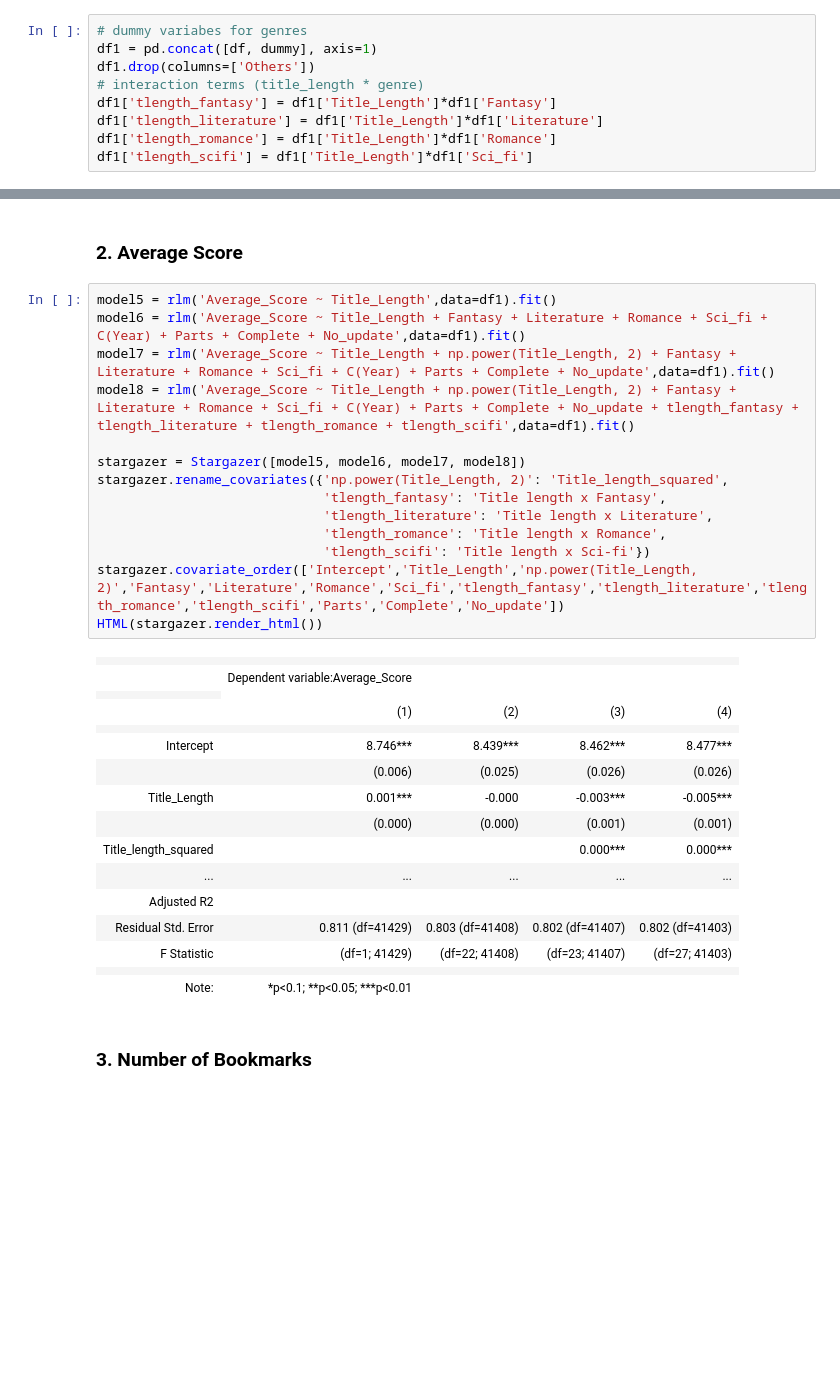
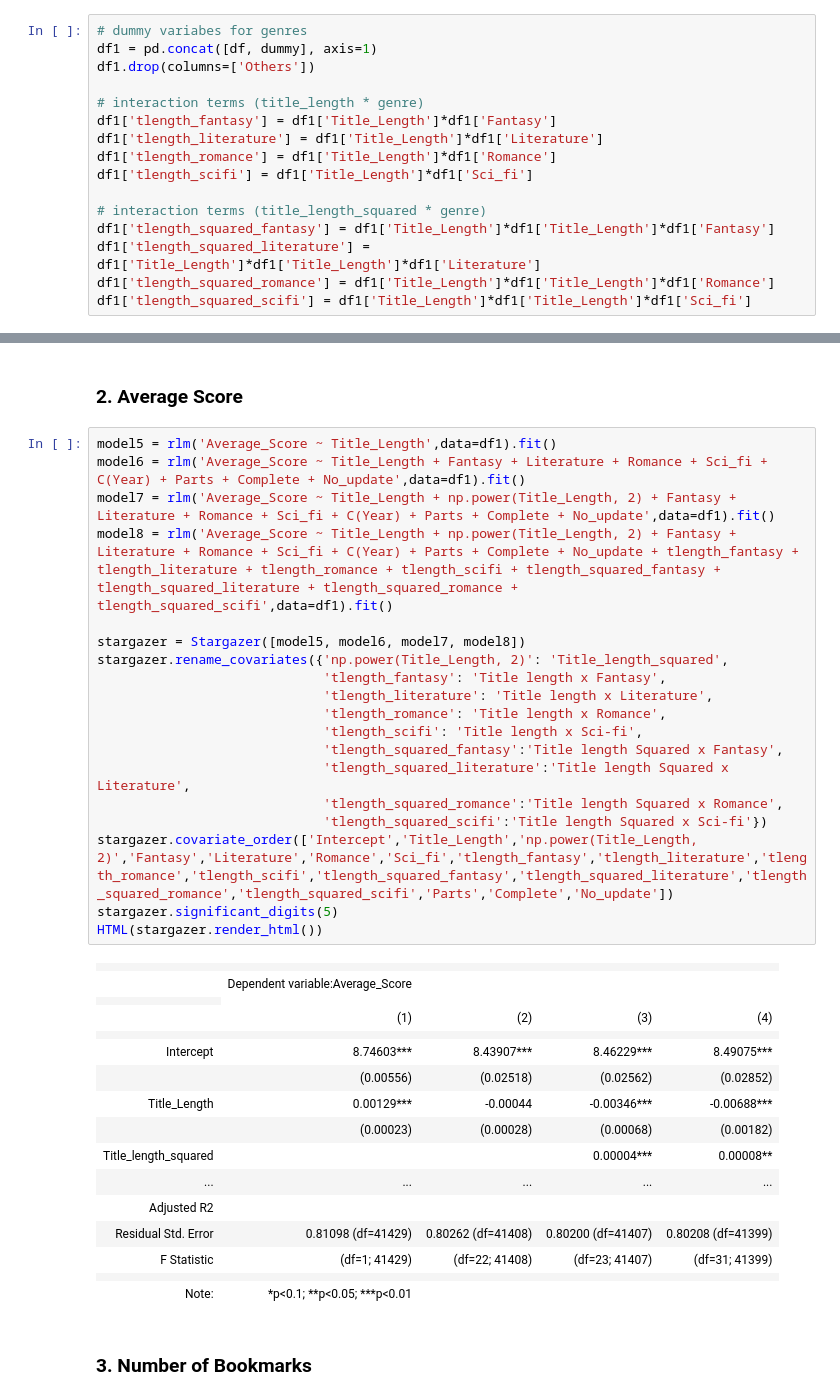
Before and after one commit to fangevalee/Portfolio, a Jupyter notebook: WebNovel/Web Novel Regression Analysis.ipynb, the cells around one changed output, grey strips where cells are left out. Drawn from its saved outputs; the diff is of its cells as text; blank space fills up the shorter version.

```diff
--- a/WebNovel/Web Novel Regression Analysis.ipynb
+++ b/WebNovel/Web Novel Regression Analysis.ipynb
@@ -137,11 +136,18 @@ dummy.head()
 # dummy variabes for genres
 df1 = pd.concat([df, dummy], axis=1)
 df1.drop(columns=['Others'])
+
 # interaction terms (title_length * genre)
 df1['tlength_fantasy'] = df1['Title_Length']*df1['Fantasy']
 df1['tlength_literature'] = df1['Title_Length']*df1['Literature']
 df1['tlength_romance'] = df1['Title_Length']*df1['Romance']
 df1['tlength_scifi'] = df1['Title_Length']*df1['Sci_fi']
+
+# interaction terms (title_length_squared * genre)
+df1['tlength_squared_fantasy'] = df1['Title_Length']*df1['Title_Length']*df1['Fantasy']
+df1['tlength_squared_literature'] = df1['Title_Length']*df1['Title_Length']*df1['Literature']
+df1['tlength_squared_romance'] = df1['Title_Length']*df1['Title_Length']*df1['Romance']
+df1['tlength_squared_scifi'] = df1['Title_Length']*df1['Title_Length']*df1['Sci_fi']
 # %% [markdown]
 ### 1. Weekly Viewers
 # %%
@@ -183,32 +193,37 @@ HTML(stargazer.render_html())
 # %%
 model5 = rlm('Average_Score ~ Title_Length',data=df1).fit()
 model6 = rlm('Average_Score ~ Title_Length + Fantasy + Literature + Romance + Sci_fi + C(Year) + Parts + Complete + No_update',data=df1).fit()
 model7 = rlm('Average_Score ~ Title_Length + np.power(Title_Length, 2) + Fantasy + Literature + Romance + Sci_fi + C(Year) + Parts + Complete + No_update',data=df1).fit()
-model8 = rlm('Average_Score ~ Title_Length + np.power(Title_Length, 2) + Fantasy + Literature + Romance + Sci_fi + C(Year) + Parts + Complete + No_update + tlength_fantasy + tlength_literature + tlength_romance + tlength_scifi',data=df1).fit()
+model8 = rlm('Average_Score ~ Title_Length + np.power(Title_Length, 2) + Fantasy + Literature + Romance + Sci_fi + C(Year) + Parts + Complete + No_update + tlength_fantasy + tlength_literature + tlength_romance + tlength_scifi + tlength_squared_fantasy + tlength_squared_literature + tlength_squared_romance + tlength_squared_scifi',data=df1).fit()
 
 stargazer = Stargazer([model5, model6, model7, model8])
 stargazer.rename_covariates({'np.power(Title_Length, 2)': 'Title_length_squared',
                              'tlength_fantasy': 'Title length x Fantasy',
                              'tlength_literature': 'Title length x Literature',
                              'tlength_romance': 'Title length x Romance',
-                             'tlength_scifi': 'Title length x Sci-fi'})
-stargazer.covariate_order(['Intercept','Title_Length','np.power(Title_Length, 2)','Fantasy','Literature','Romance','Sci_fi','tlength_fantasy','tlength_literature','tlength_romance','tlength_scifi','Parts','Complete','No_update'])
+                             'tlength_scifi': 'Title length x Sci-fi',
+                             'tlength_squared_fantasy':'Title length Squared x Fantasy',
+                             'tlength_squared_literature':'Title length Squared x Literature',
+                             'tlength_squared_romance':'Title length Squared x Romance',
+                             'tlength_squared_scifi':'Title length Squared x Sci-fi'})
+stargazer.covariate_order(['Intercept','Title_Length','np.power(Title_Length, 2)','Fantasy','Literature','Romance','Sci_fi','tlength_fantasy','tlength_literature','tlength_romance','tlength_scifi','tlength_squared_fantasy','tlength_squared_literature','tlength_squared_romance','tlength_squared_scifi','Parts','Complete','No_update'])
+stargazer.significant_digits(5)
 HTML(stargazer.render_html())
 # %% [output]
 |  |  |  |  |  |
 |  | Dependent variable:Average_Score |  |  |  |
 |  |
 |  | (1) | (2) | (3) | (4) |
 |  |  |  |  |  |
-| Intercept | 8.746*** | 8.439*** | 8.462*** | 8.477*** |
-|  | (0.006) | (0.025) | (0.026) | (0.026) |
-| Title_Length | 0.001*** | -0.000 | -0.003*** | -0.005*** |
-|  | (0.000) | (0.000) | (0.001) | (0.001) |
-| Title_length_squared |  |  | 0.000*** | 0.000*** |
+| Intercept | 8.74603*** | 8.43907*** | 8.46229*** | 8.49075*** |
+|  | (0.00556) | (0.02518) | (0.02562) | (0.02852) |
+| Title_Length | 0.00129*** | -0.00044 | -0.00346*** | -0.00688*** |
+|  | (0.00023) | (0.00028) | (0.00068) | (0.00182) |
+| Title_length_squared |  |  | 0.00004*** | 0.00008** |
 | ... | ... | ... | ... | ... |
 | Adjusted R2 |  |  |  |  |
-| Residual Std. Error | 0.811 (df=41429) | 0.803 (df=41408) | 0.802 (df=41407) | 0.802 (df=41403) |
-| F Statistic | (df=1; 41429) | (df=22; 41408) | (df=23; 41407) | (df=27; 41403) |
+| Residual Std. Error | 0.81098 (df=41429) | 0.80262 (df=41408) | 0.80200 (df=41407) | 0.80208 (df=41399) |
+| F Statistic | (df=1; 41429) | (df=22; 41408) | (df=23; 41407) | (df=31; 41399) |
 |  |  |  |  |  |
 | Note: | *p<0.1; **p<0.05; ***p<0.01 |  |  |  |
 # %% [markdown]
```
Also changed, not shown: parts of 5 cells of this notebook.
